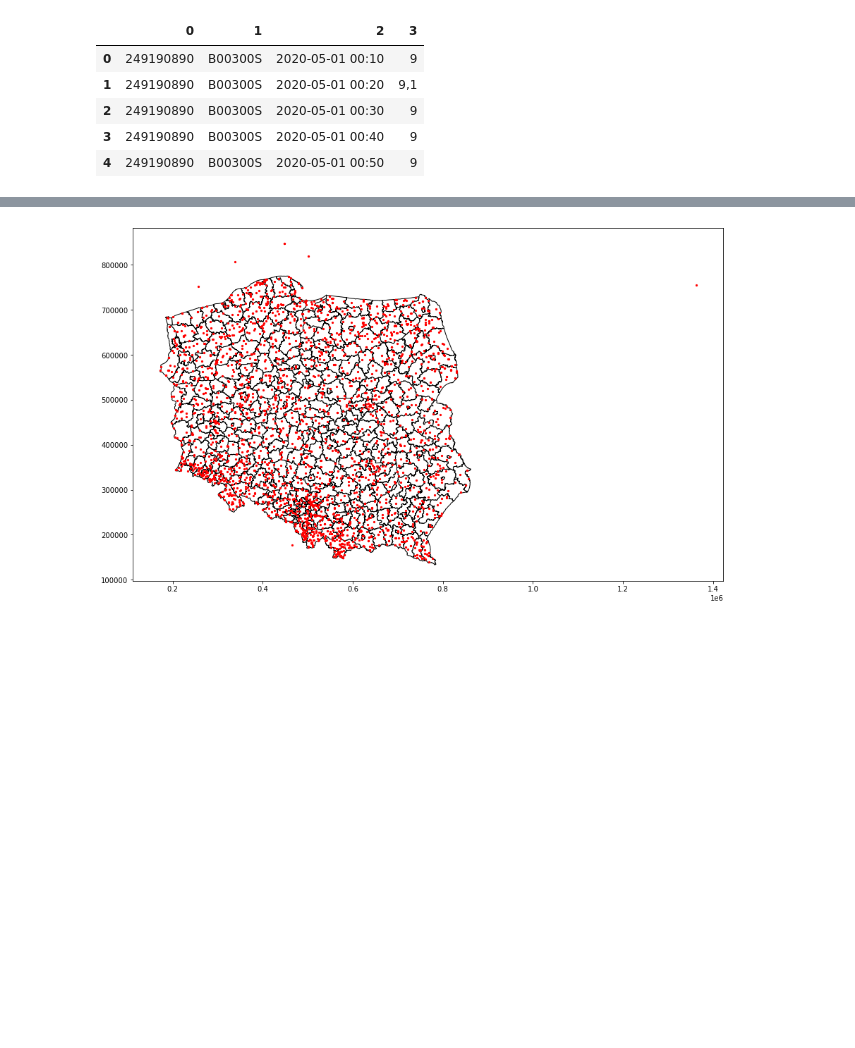
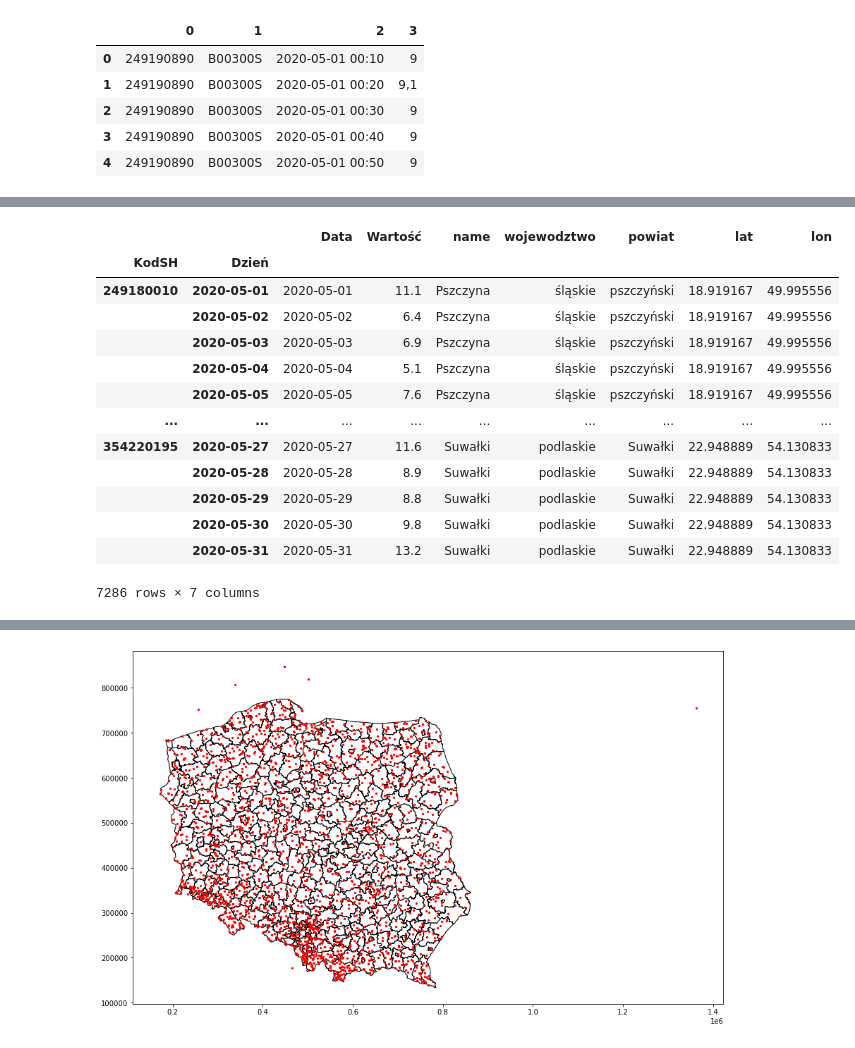
Before and after one commit to jakubGryzio/PAG_II, a Jupyter notebook: projekt1/projekt1.ipynb, the cells around one changed output, grey strips where cells are left out. Drawn from its saved outputs; the diff is of its cells as text; code cells hidden in the pictures; blank space fills up the shorter version.

```diff
--- a/projekt1/projekt1.ipynb
+++ b/projekt1/projekt1.ipynb
@@ -185,0 +182,19 @@ data_station.apply(day_or_night, axis=1)
+# %%
+# unique_station = ~data_station['KodSH'].duplicated()
+data_station['Dzień'] = data_station['Data'].dt.date
+data_station.groupby(['KodSH', 'Dzień']).first().reset_index(drop=False)
+# %% [output]
+|  |  | Data | Wartość | name | wojewodztwo | powiat | lat | lon |
+| KodSH | Dzień |  |  |  |  |  |  |  |
+| 249180010 | 2020-05-01 | 2020-05-01 | 11.1 | Pszczyna | śląskie | pszczyński | 18.919167 | 49.995556 |
+|  | 2020-05-02 | 2020-05-02 | 6.4 | Pszczyna | śląskie | pszczyński | 18.919167 | 49.995556 |
+|  | 2020-05-03 | 2020-05-03 | 6.9 | Pszczyna | śląskie | pszczyński | 18.919167 | 49.995556 |
+|  | 2020-05-04 | 2020-05-04 | 5.1 | Pszczyna | śląskie | pszczyński | 18.919167 | 49.995556 |
+|  | 2020-05-05 | 2020-05-05 | 7.6 | Pszczyna | śląskie | pszczyński | 18.919167 | 49.995556 |
+| ... | ... | ... | ... | ... | ... | ... | ... | ... |
+| 354220195 | 2020-05-27 | 2020-05-27 | 11.6 | Suwałki | podlaskie | Suwałki | 22.948889 | 54.130833 |
+|  | 2020-05-28 | 2020-05-28 | 8.9 | Suwałki | podlaskie | Suwałki | 22.948889 | 54.130833 |
+|  | 2020-05-29 | 2020-05-29 | 8.8 | Suwałki | podlaskie | Suwałki | 22.948889 | 54.130833 |
+|  | 2020-05-30 | 2020-05-30 | 9.8 | Suwałki | podlaskie | Suwałki | 22.948889 | 54.130833 |
+|  | 2020-05-31 | 2020-05-31 | 13.2 | Suwałki | podlaskie | Suwałki | 22.948889 | 54.130833 |
+7286 rows × 7 columns
```
Also changed, not shown: parts of 30 cells of this notebook.
